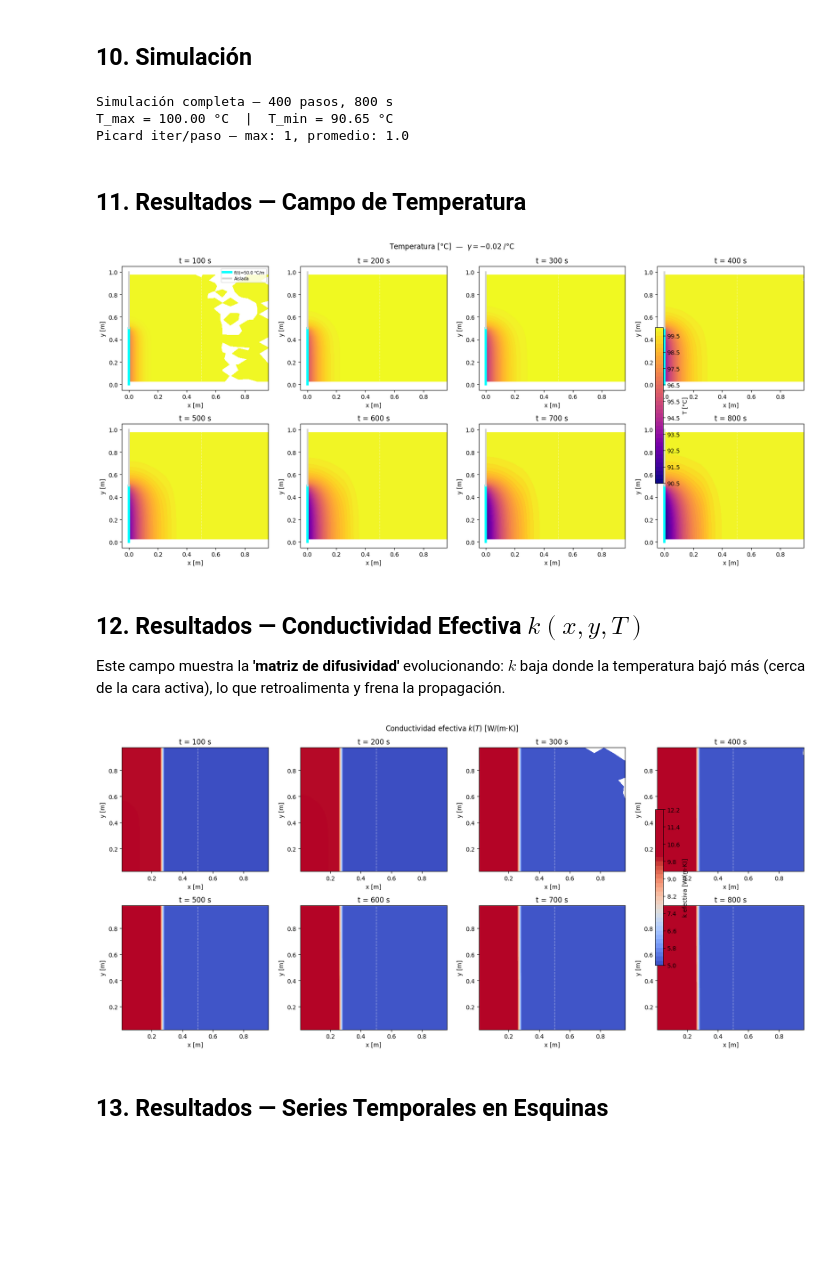
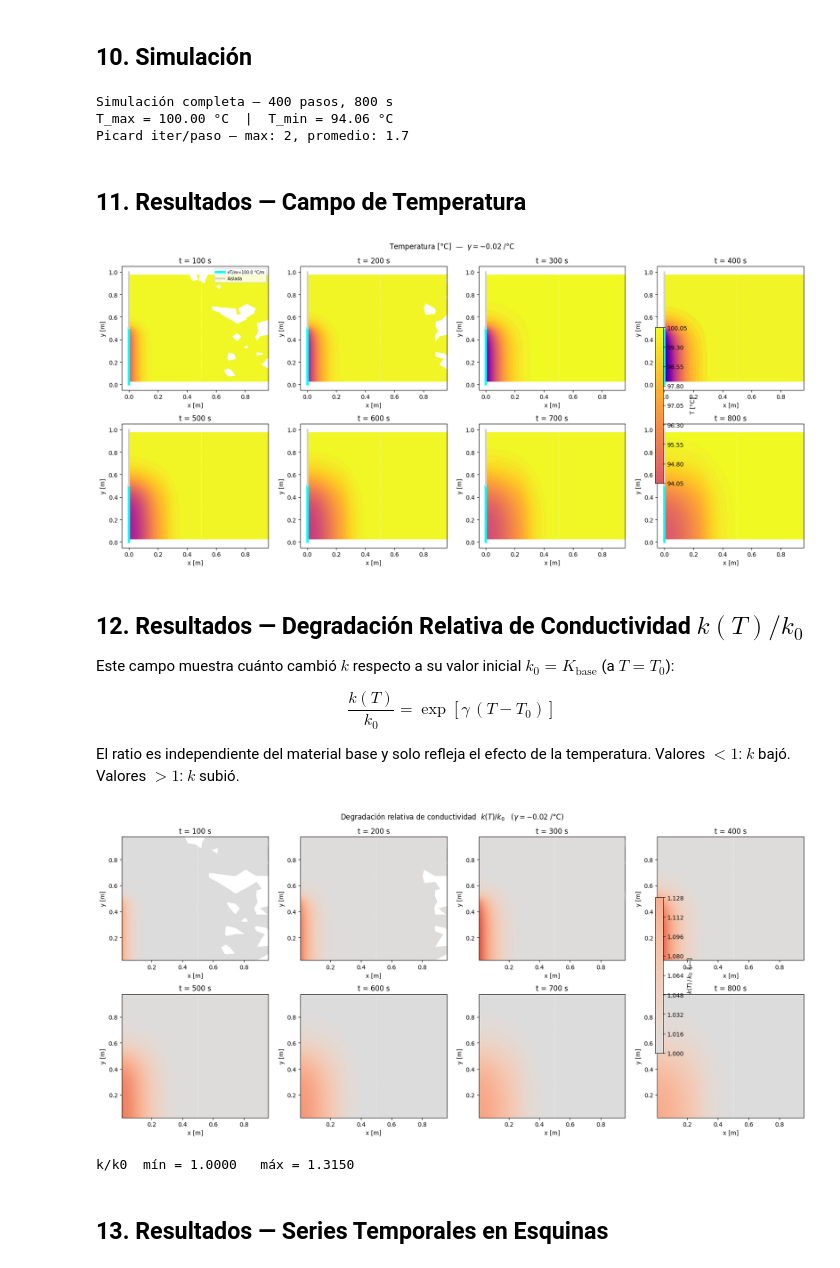
Before and after one commit to lucasbaezmiranda/sim-res-v2, a Jupyter notebook: difusion_2d_fvm_grilla_log.ipynb, the cells around one changed output. Saved outputs shown, nothing was run; the diff lists cells and outputs as text; code cells hidden in the pictures; blank space fills up the shorter version.

```diff
--- a/difusion_2d_fvm_grilla_log.ipynb
+++ b/difusion_2d_fvm_grilla_log.ipynb
@@ -53,7 +53,7 @@ T0 = 100.0             # [°C]
 # Simulación
 n_plots  = 8
 max_iter = 50          # máx iteraciones de Picard por paso
-tol      = 1e-3        # tolerancia de convergencia
+tol      = 1e-4        # tolerancia de convergencia
 # %% [markdown]
 ## 3. Geometría y Condiciones de Borde
 
@@ -190,7 +190,7 @@ $$C_E = \frac{\Delta y}{\dfrac{\Delta x_i}{2 k_P} + \dfrac{\Delta x_{i+1}}{2 k_E
 
 Para malla uniforme ($\Delta x_i = \Delta x_{i+1} = \Delta x$) esto reduce a la media armónica estándar: $C_E = k_{\text{arm}} \cdot \Delta y / \Delta x$.
 # %%
-stretch = 2.0   # factor de estiramiento
+stretch = 2.2   # factor de estiramiento
                 # stretch=0 → uniforme; stretch=3 → celda der ≈18× más ancha que izq
 
 s      = np.linspace(0, 1, Nx + 1)
@@ -373,13 +375,12 @@ Si $k$ fuera constante (caso lineal), converge en **1 iteración**. Con $\gamma
 T = np.full(N, T0)
 
 # Bucle de tiempo
-Nt         = int(t_end / dt)
-plot_every = max(1, Nt // n_plots)
-plot_times  = []
-plot_fields = []
-k_fields    = []
+plot_every   = max(1, Nt // n_plots)
+plot_times   = []
+plot_fields  = []
+k_fields     = []
 picard_iters = []
-q_array      = []   # flujo real q(t) = f(t) · k_prom(t) [W/m²]
+q_array      = []   # flujo real q(t) = (∂T/∂x)[n] · k_prom(t) [W/m²]
 
 corner_idx = {
     'inf-izq': idx(0,    0   ),
@@ -397,7 +398,7 @@ for n in range(Nt):
 
     # Iteración de Picard
     for k in range(max_iter):
-        A_mat, b_vec = ensamblar(T_iter, T_prev, t)
+        A_mat, b_vec = ensamblar(T_iter, T_prev, grad_T[n])
         T_new = spsolve(A_mat, b_vec)
         res   = np.linalg.norm(T_new - T_iter) / (np.linalg.norm(T_new) + 1e-15)
         T_iter = T_new
@@ -410,7 +411,7 @@ for n in range(Nt):
 
     # flujo real con k_prom de la solución convergida
     k_face = np.array([k_cell(T[idx(0, j)], K_BASE[j, 0]) for j in range(Ny // 2)])
-    q_array.append(grad_T(t) / k_face.mean())
+    q_array.append(grad_T[n] * k_face.mean())
 
     for name, ci in corner_idx.items():
         corner_T[name].append(T[ci])
@@ -426,8 +427,8 @@ print(f"T_max = {T.max():.2f} °C  |  T_min = {T.min():.2f} °C")
 print(f"Picard iter/paso — max: {max(picard_iters)}, promedio: {np.mean(picard_iters):.1f}")
 # %% [output]
 Simulación completa — 400 pasos, 800 s
-T_max = 100.00 °C  |  T_min = 90.65 °C
-Picard iter/paso — max: 1, promedio: 1.0
+T_max = 100.00 °C  |  T_min = 94.06 °C
+Picard iter/paso — max: 2, promedio: 1.7
 # %% [markdown]
 ## 11. Resultados — Campo de Temperatura
 # %%
@@ -449,7 +450,7 @@ for k_p, (t_p, T_grid) in enumerate(zip(plot_times, plot_fields)):
     ax.set_title(f't = {t_p:.0f} s')
     ax.set_xlabel('x [m]');  ax.set_ylabel('y [m]')
     ax.axvline(Lx/2, color='white', lw=1, ls='--', alpha=0.4)
-    ax.plot([0,0], [0,    Ly/2], color='cyan',      lw=4, label=f'f(t)={grad_T(t_p):.1f} °C/m')
+    ax.plot([0,0], [0,    Ly/2], color='cyan',      lw=4, label=f'∂T/∂x={grad_T[int(round(t_p/dt))-1]:.1f} °C/m')
     ax.plot([0,0], [Ly/2, Ly  ], color='lightgray', lw=3, label='Aislada')
     if k_p == 0:
         ax.legend(fontsize=7)
@@ -459,35 +460,46 @@ plt.suptitle(f'Temperatura [°C]  —  $\\gamma={gamma_k}$ /°C', fontsize=12)
 plt.tight_layout()
 plt.show()
 # %% [output]
-[figure, old version]
+[figure, new version]
 # %% [markdown]
-## 12. Resultados — Conductividad Efectiva $k(x,y,T)$
+## 12. Resultados — Degradación Relativa de Conductividad $k(T)/k_0$
 
-Este campo muestra la **'matriz de difusividad'** evolucionando: $k$ baja donde la temperatura bajó más (cerca de la cara activa), lo que retroalimenta y frena la propagación.
+Este campo muestra cuánto cambió $k$ respecto a su valor inicial $k_0 = K_{\text{base}}$ (a $T = T_0$):
+
+$$\frac{k(T)}{k_0} = \exp\!\left[\gamma\,(T - T_0)\right]$$
+
+El ratio es independiente del material base y solo refleja el efecto de la temperatura. Valores $< 1$: $k$ bajó. Valores $> 1$: $k$ subió.
 # %%
 fig2, axes2 = plt.subplots(nrows, ncols, figsize=(4*ncols + 1, 4*nrows))
 axes2 = np.array(axes2).flatten()
 
-kmin = min(f.min() for f in k_fields)
-kmax = K_BASE.max()
+# k/k0: ratio respecto al valor base (K_BASE a T=T0)
+k_ratio_fields = [k_eff / K_BASE for k_eff in k_fields]
+rmin = min(f.min() for f in k_ratio_fields)
+rmax = max(f.max() for f in k_ratio_fields)
+rlim = max(abs(rmin - 1.0), abs(rmax - 1.0))   # centrar colormap en 1.0
 
 for ax in axes2:
     ax.set_visible(False)
 
-for k_p, (t_p, k_eff) in enumerate(zip(plot_times, k_fields)):
+for k_p, (t_p, k_ratio) in enumerate(zip(plot_times, k_ratio_fields)):
     ax = axes2[k_p]
     ax.set_visible(True)
-    c2 = ax.contourf(X, Y, k_eff, levels=40, cmap='coolwarm', vmin=kmin, vmax=kmax)
+    c2 = ax.contourf(X, Y, k_ratio, levels=40, cmap='coolwarm',
+                     vmin=1.0 - rlim, vmax=1.0 + rlim)
     ax.set_title(f't = {t_p:.0f} s')
     ax.set_xlabel('x [m]');  ax.set_ylabel('y [m]')
     ax.axvline(Lx/2, color='white', lw=1, ls='--', alpha=0.5)
 
-fig2.colorbar(c2, ax=axes2.tolist(), label='k efectiva [W/(m·K)]', shrink=0.6, pad=0.02)
-plt.suptitle('Conductividad efectiva $k(T)$ [W/(m·K)]', fontsize=12)
+fig2.colorbar(c2, ax=axes2.tolist(), label='$k(T)\,/\,k_0$  [—]', shrink=0.6, pad=0.02)
+plt.suptitle(f'Degradación relativa de conductividad  $k(T)/k_0$   ($\\gamma={gamma_k}$ /°C)', fontsize=12)
 plt.tight_layout()
 plt.show()
+
+print(f"k/k0  mín = {rmin:.4f}   máx = {rmax:.4f}")
 # %% [output]
-[figure, old version]
+[figure, new version]
+k/k0  mín = 1.0000   máx = 1.3150
 # %% [markdown]
 ## 13. Resultados — Series Temporales en Esquinas
 # %%
```
Also changed, not shown: parts of 6 cells of this notebook, 4 other files.
